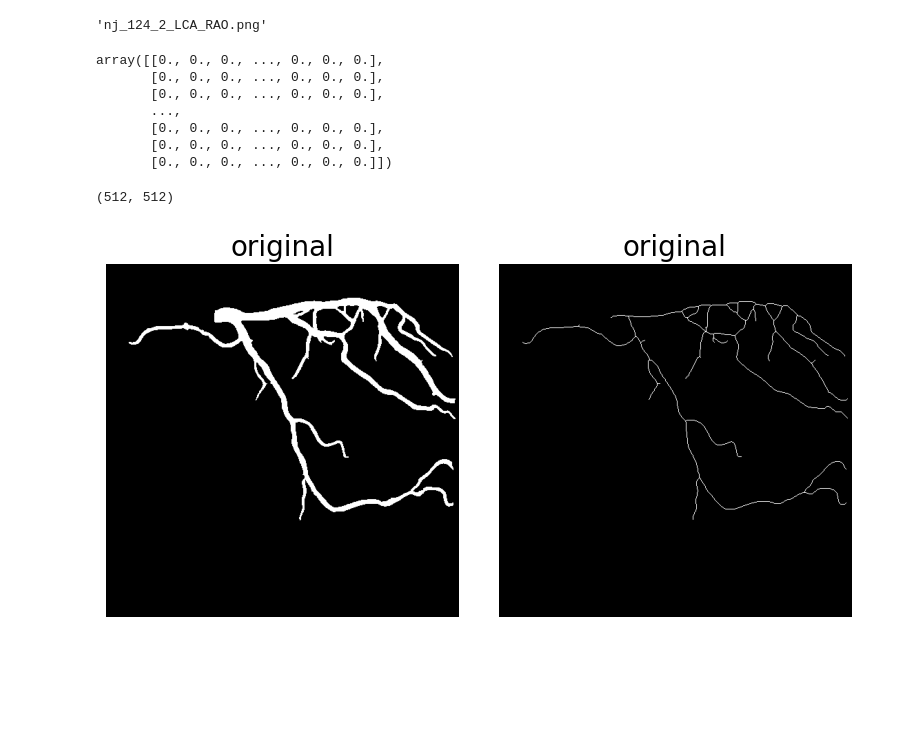
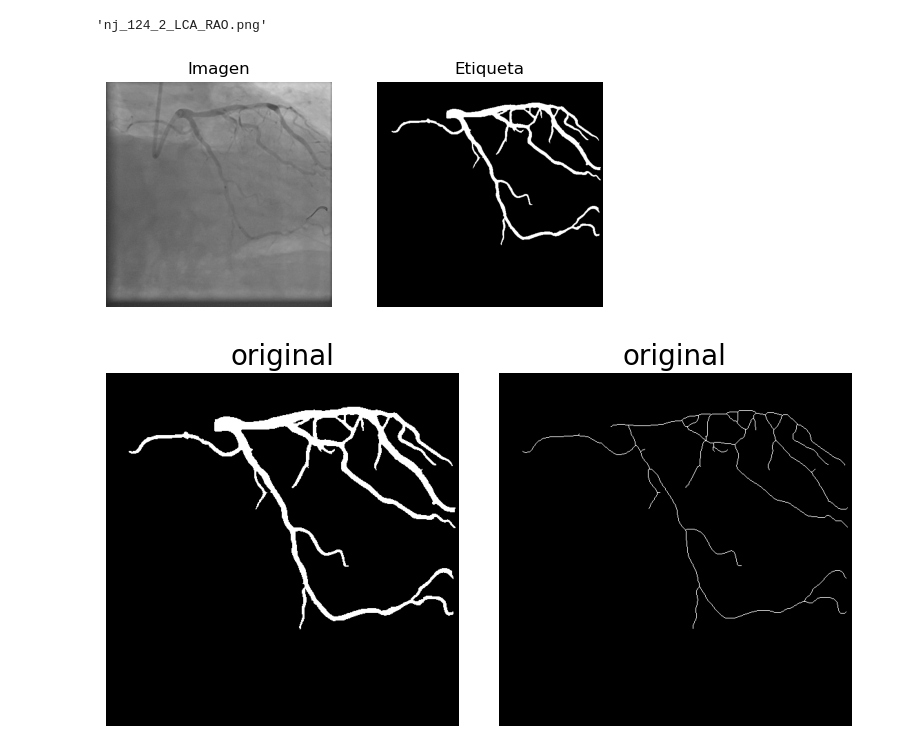
Before and after one commit to Cuevas2402/deep-learning-notebooks, a Jupyter notebook: research/unet.ipynb, the cells around one changed output. Cells and saved outputs as stored; diff of their text form; code cells hidden in the pictures; blank space fills up the shorter version.

Commit message:
Unet: Update unet notebook

```diff
--- a/research/unet.ipynb
+++ b/research/unet.ipynb
@@ -130,8 +174,7 @@ print(f"{len(X_train)} {len(X_test)} {len(X_val)}")
 # %% [markdown]
 # Data processing
 # %%
-data_dir = './db'
-# os.makedirs(os.path.join(data_dir, 'class1'), exist_ok=True)
+data_dir = './db/unet_1'
 # %% [markdown]
 ## Skeletonization test
 # %%
@@ -142,31 +185,31 @@ files[0]
 'nj_124_2_LCA_RAO.png'
 # %%
 def readImages(dir):
-    img_file = os.listdir(data_dir+'/unet_1/img')
-    label_file = os.listdir(data_dir+'/unet_1/label')
+    img_file = os.listdir(data_dir+'/img')
+    label_file = os.listdir(data_dir+'/label')
     list = [ [], [] ]
     for img, label in zip(img_file, label_file):
-        list[0].append(ski.io.imread(dir+'/unet_1/img/'+img))
-        list[1].append(ski.io.imread(dir+'/unet_1/label/'+label))
+        list[0].append(ski.io.imread(dir+'/img/'+img))
+        list[1].append(ski.io.imread(dir+'/label/'+label))
     return list[0], list[1]
 # %%
 img, label = readImages(data_dir)
+# %%
+plt.subplot(1, 2, 1)
+plt.title('Imagen')
+plt.imshow(img[0])
+plt.axis('off')
+
+plt.subplot(1, 2, 2)
+plt.title('Etiqueta')
+plt.imshow(label[0], cmap="gray")
+plt.axis('off')
+
+plt.show()
+# %% [output]
+[figure, new version]
 # %%
 gray_image = ski.color.rgb2gray(label[0])
-# %%
-gray_image
-# %% [output]
-array([[0., 0., 0., ..., 0., 0., 0.],
-       [0., 0., 0., ..., 0., 0., 0.],
-       [0., 0., 0., ..., 0., 0., 0.],
-       ...,
-       [0., 0., 0., ..., 0., 0., 0.],
-       [0., 0., 0., ..., 0., 0., 0.],
-       [0., 0., 0., ..., 0., 0., 0.]])
-# %%
-gray_image.shape
-# %% [output]
-(512, 512)
 # %%
 skeleton = skeletonize(gray_image)
 # %%
```
Also changed, not shown: parts of 54 cells of this notebook, 4 other files.
